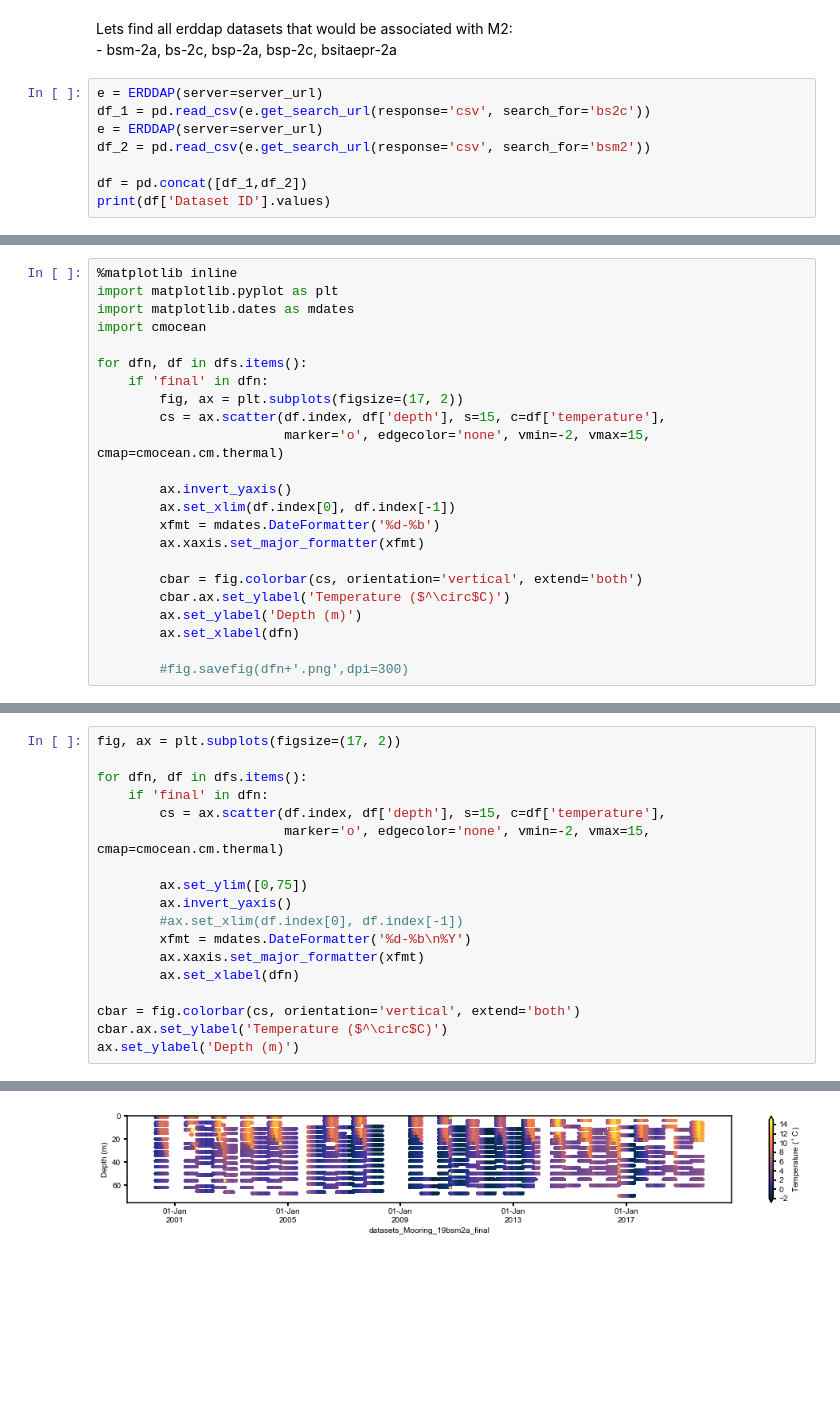
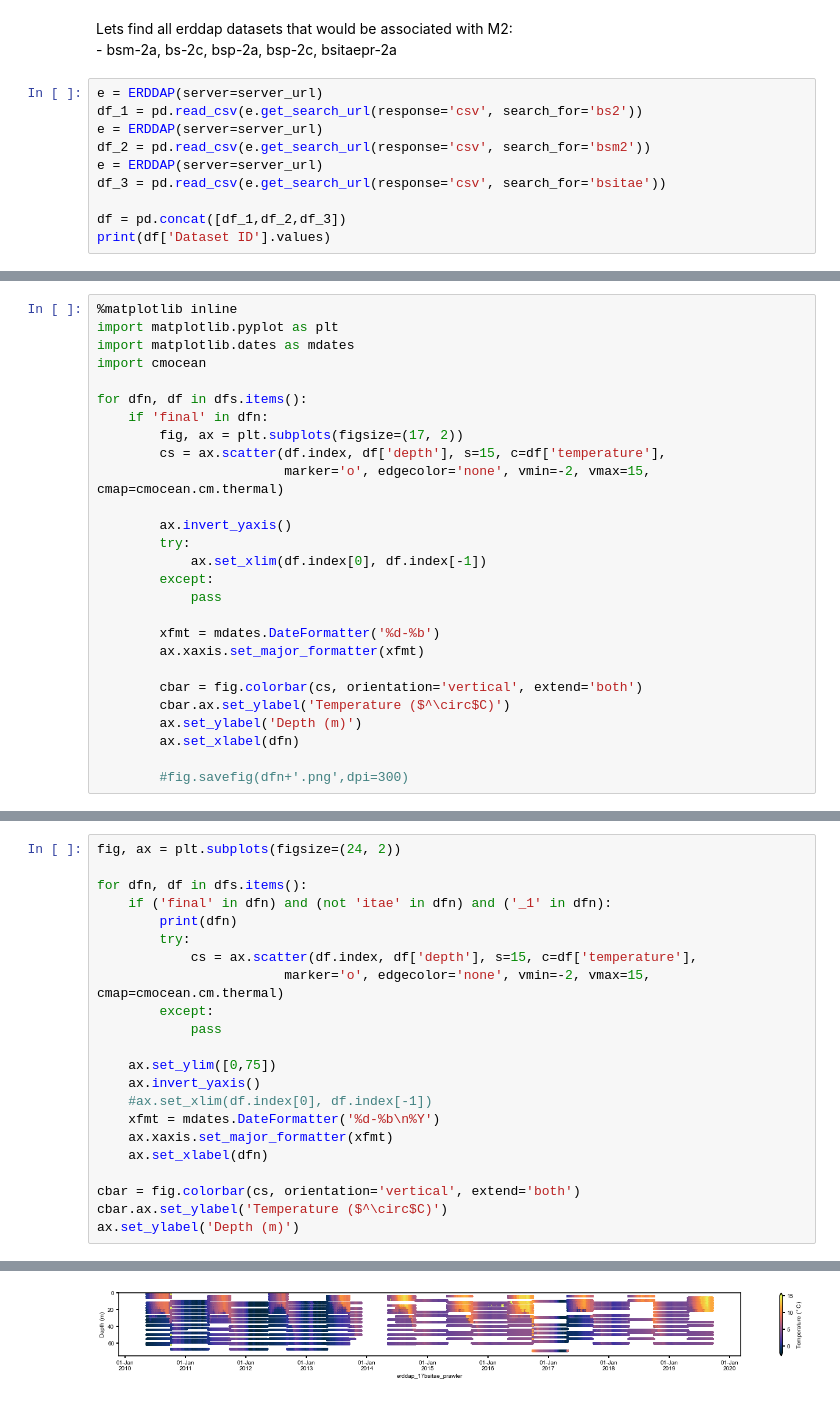
Before and after one commit to NOAA-PMEL/EcoFOCI_Jupyter_Notebooks, a Jupyter notebook: EcoFOCI_Moorings/BeringSea_Evaluations/M2_History_erddap.ipynb, the cells around one changed output, grey strips where cells are left out. Saved outputs shown, nothing was run; the diff lists cells and outputs as text; blank space fills up the shorter version.

```diff
--- a/EcoFOCI_Moorings/BeringSea_Evaluations/M2_History_erddap.ipynb
+++ b/EcoFOCI_Moorings/BeringSea_Evaluations/M2_History_erddap.ipynb
@@ -58,11 +58,13 @@ Lets find all erddap datasets that would be associated with M2:
     - bsm-2a, bs-2c, bsp-2a, bsp-2c, bsitaepr-2a
 # %%
 e = ERDDAP(server=server_url)
-df_1 = pd.read_csv(e.get_search_url(response='csv', search_for='bs2c'))
+df_1 = pd.read_csv(e.get_search_url(response='csv', search_for='bs2'))
 e = ERDDAP(server=server_url)
 df_2 = pd.read_csv(e.get_search_url(response='csv', search_for='bsm2'))
+e = ERDDAP(server=server_url)
+df_3 = pd.read_csv(e.get_search_url(response='csv', search_for='bsitae'))
 
-df = pd.concat([df_1,df_2])
+df = pd.concat([df_1,df_2,df_3])
 print(df['Dataset ID'].values)
 # %% [output]
 ['datasets_Mooring_01bs2c_final' 'datasets_Mooring_02bs2c_final'
@@ -200,7 +306,11 @@ for dfn, df in dfs.items():
                         marker='o', edgecolor='none', vmin=-2, vmax=15, cmap=cmocean.cm.thermal)
 
         ax.invert_yaxis()
-        ax.set_xlim(df.index[0], df.index[-1])
+        try:
+            ax.set_xlim(df.index[0], df.index[-1])
+        except:
+            pass
+
         xfmt = mdates.DateFormatter('%d-%b')
         ax.xaxis.set_major_formatter(xfmt)
 
@@ -227,17 +337,21 @@ for dfn, df in dfs.items():
 # %%
-fig, ax = plt.subplots(figsize=(17, 2))
+fig, ax = plt.subplots(figsize=(24, 2))
 
 for dfn, df in dfs.items():
-    if 'final' in dfn:
-        cs = ax.scatter(df.index, df['depth'], s=15, c=df['temperature'],
+    if ('final' in dfn) and (not 'itae' in dfn) and ('_1' in dfn):
+        print(dfn)
+        try:
+            cs = ax.scatter(df.index, df['depth'], s=15, c=df['temperature'],
                         marker='o', edgecolor='none', vmin=-2, vmax=15, cmap=cmocean.cm.thermal)
+        except:
+            pass
 
-        ax.set_ylim([0,75])
-        ax.invert_yaxis()
-        #ax.set_xlim(df.index[0], df.index[-1])
-        xfmt = mdates.DateFormatter('%d-%b\n%Y')
-        ax.xaxis.set_major_formatter(xfmt)
-        ax.set_xlabel(dfn)
+    ax.set_ylim([0,75])
+    ax.invert_yaxis()
+    #ax.set_xlim(df.index[0], df.index[-1])
+    xfmt = mdates.DateFormatter('%d-%b\n%Y')
+    ax.xaxis.set_major_formatter(xfmt)
+    ax.set_xlabel(dfn)
 
 cbar = fig.colorbar(cs, orientation='vertical', extend='both')
 cbar.ax.set_ylabel('Temperature ($^\circ$C)')
@@ -247 +380 @@ Text(0,0.5,'Depth (m)')
-[figure, old version]
+[figure, new version]
```
Also changed, not shown: parts of 7 cells of this notebook, 2 other files.
